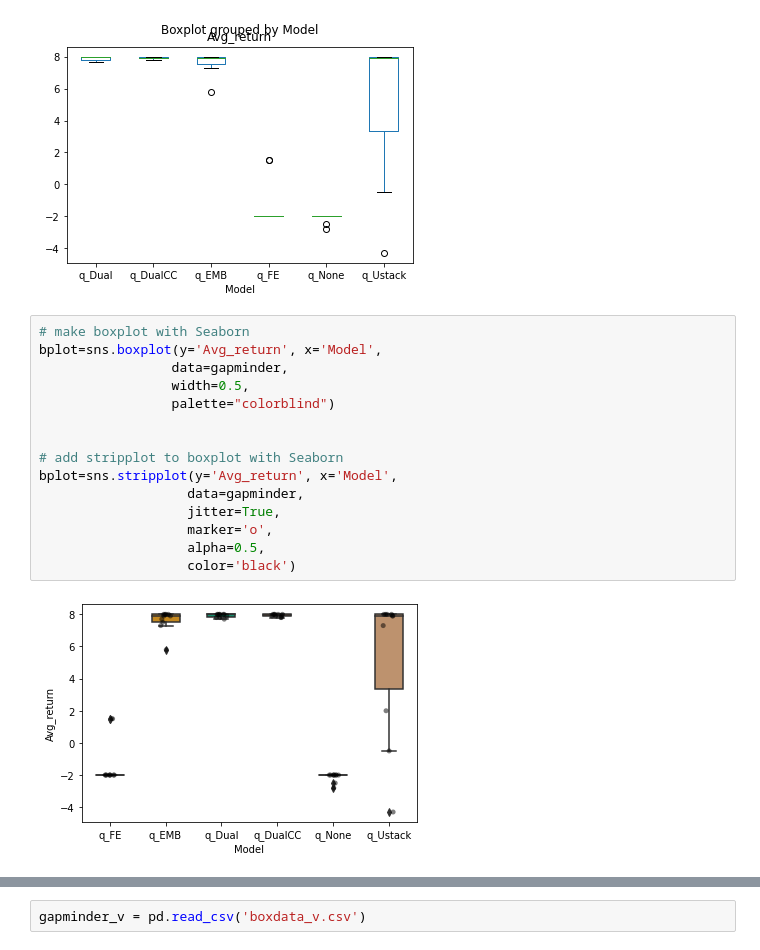
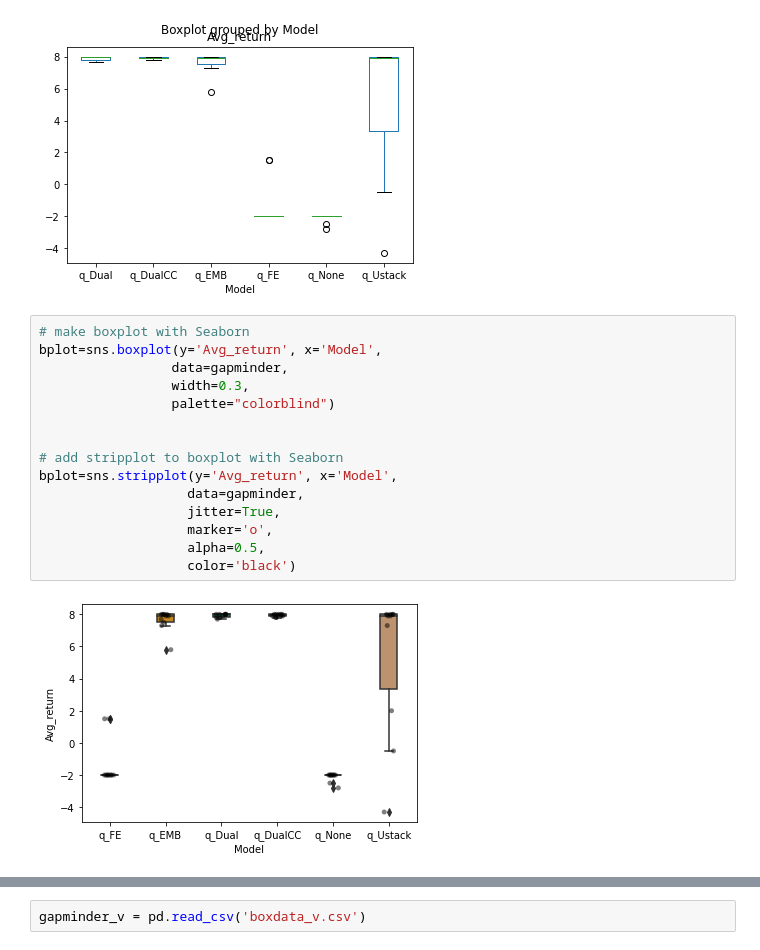
Before and after one commit to rvdweerd/simmodel, a Jupyter notebook: dev/notebooks/errorplot.ipynb, the cells around one changed output, grey strips where cells are left out. Cells and saved outputs as stored; diff of their text form.

```diff
--- a/dev/notebooks/errorplot.ipynb
+++ b/dev/notebooks/errorplot.ipynb
@@ -68,20 +68,20 @@ gapminder.boxplot(by="Model", column="Avg_return", grid=False)
 # %%
 # make boxplot with Seaborn
 bplot=sns.boxplot(y='Avg_return', x='Model',
                  data=gapminder,
-                 width=0.5,
+                 width=0.3,
                  palette="colorblind")
 
 
 # add stripplot to boxplot with Seaborn
 bplot=sns.stripplot(y='Avg_return', x='Model',
                    data=gapminder,
                    jitter=True,
                    marker='o',
                    alpha=0.5,
                    color='black')
 # %% [output]
-[figure, old version]
+[figure, new version]
 # %%
 # plot boxplot with seaborn
 bplot=sns.boxplot(y='Avg_return', x='Model',
```
Also changed, not shown: parts of 6 cells of this notebook, 4 other files.
